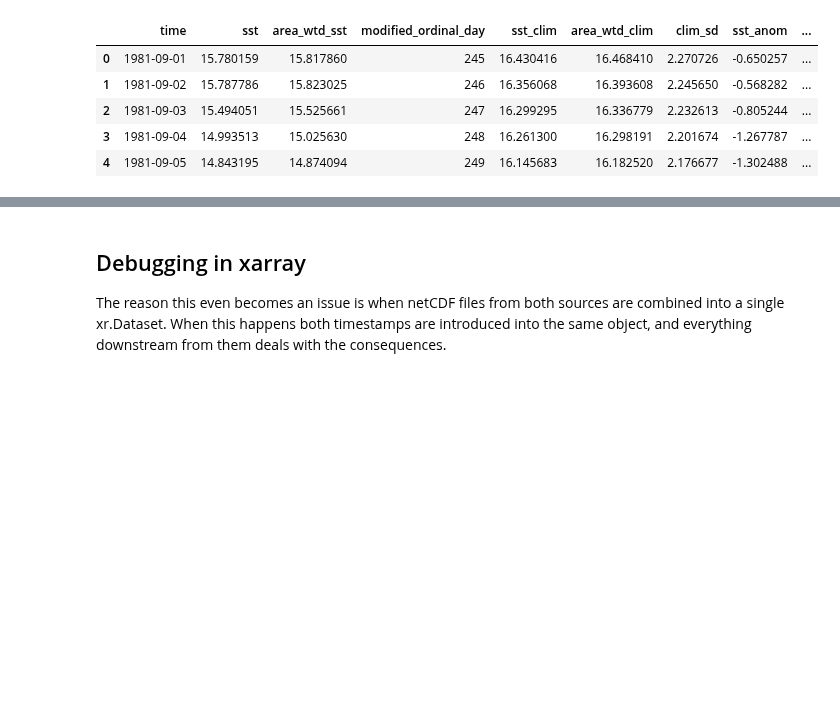
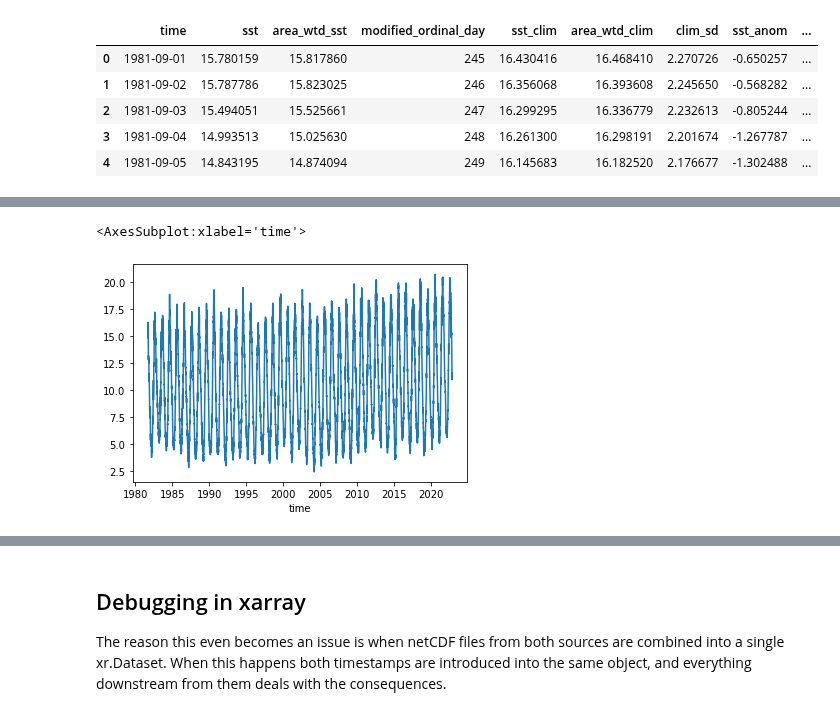
Before and after one commit to adamkemberling/oisst_mainstays, a Jupyter notebook: notebooks/TESTING_datetime_qaqc.ipynb, the cells around one changed output, grey strips where cells are left out. Cells and saved outputs as stored; diff of their text form; code cells hidden in the pictures; blank space fills up the shorter version.

Commit message:
fixed date duplication in timeseries. Corrected de-trending code to track events better, Fall update preliminary report

```diff
--- a/notebooks/TESTING_datetime_qaqc.ipynb
+++ b/notebooks/TESTING_datetime_qaqc.ipynb
@@ -60,0 +178,6 @@ gom_sst.head()
+# %%
+gom_cleaned = ot.date_source_prefer(df_in = gom_sst, phase_out = "ncei")
+gom_cleaned.set_index("time").sst.plot()
+# %% [output]
+<AxesSubplot:xlabel='time'>
+[figure, added]
```
Also changed, not shown: parts of 19 cells of this notebook, 21 other files.
